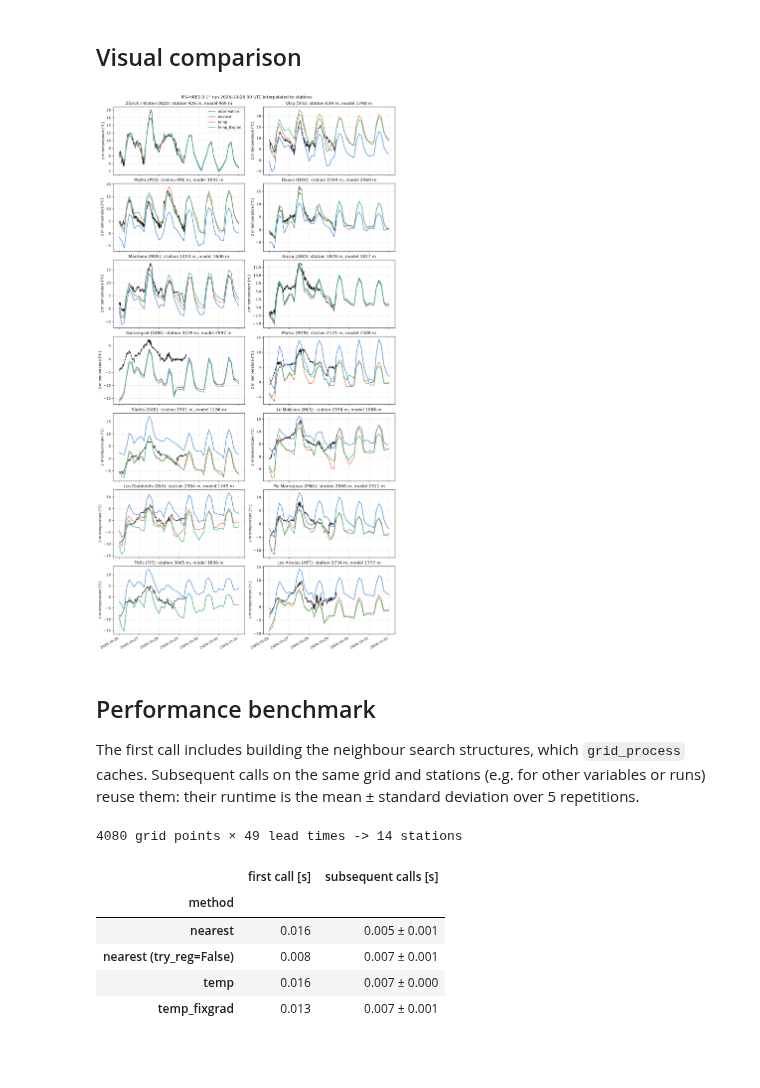
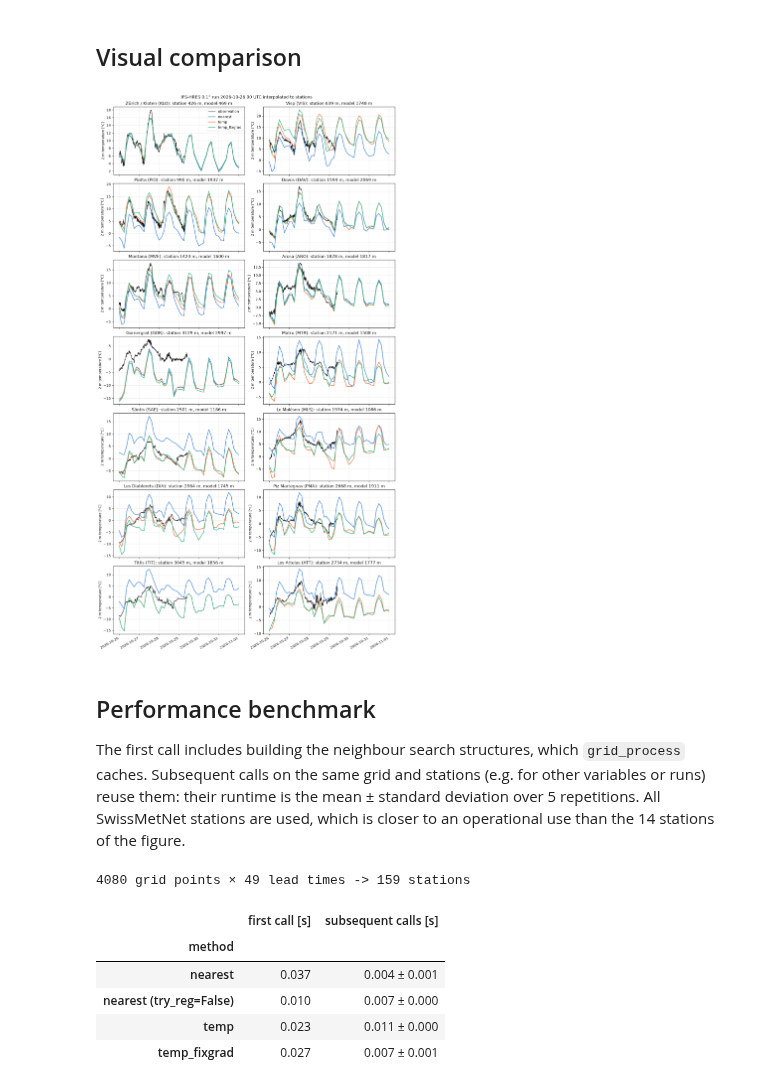
Before and after one commit to MeteoSwiss/grid-process, a Jupyter notebook: doc/examples/02_interp2poi_ifs_temperature.ipynb, the cells around one changed output. Saved outputs shown, nothing was run; the diff lists cells and outputs as text; code cells hidden in the pictures; blank space fills up the shorter version.

```diff
--- a/doc/examples/02_interp2poi_ifs_temperature.ipynb
+++ b/doc/examples/02_interp2poi_ifs_temperature.ipynb
@@ -150,12 +150,13 @@ Instead of renaming the metadata columns, the environment variables set in the s
 SMN_URL = "https://data.geo.admin.ch/ch.meteoschweiz.ogd-smn"
 
 meta = pd.read_csv(f"{SMN_URL}/ogd-smn_meta_stations.csv", sep=";", encoding="cp1252")
-pois = gpd.GeoDataFrame(
+# all SwissMetNet stations: the interpolation and the benchmark use them all, the plots the selected STATIONS
+pois_all = gpd.GeoDataFrame(
     meta[["station_abbr", "station_name", "station_height_masl"]],
     geometry=gpd.points_from_xy(meta["station_coordinates_lv95_east"], meta["station_coordinates_lv95_north"]),
     crs="EPSG:2056",
-)
-pois = pois.set_index("station_abbr", drop=False).loc[STATIONS]
+).set_index("station_abbr", drop=False)
+pois = pois_all.loc[STATIONS]
 
 
 def read_smn(station_abbr: str, granularity: str, periods: tuple[str, ...] = ("recent", "now")) -> pd.DataFrame:
@@ -217,7 +219,7 @@ results: dict[str, xr.Dataset] = {}
 first_call: dict[str, float] = {}
 for label, kwargs in runs.items():
     t0 = time.perf_counter()
-    results[label] = gri.interp2poi(ds, pois, **kwargs)
+    results[label] = gri.interp2poi(ds, pois_all, **kwargs)
     first_call[label] = time.perf_counter() - t0
 for label in METHODS:
     if f"{label} (try_reg=False)" in results:
@@ -266,43 +268,44 @@ fig.suptitle(f"IFS-HRES 0.1° run {RUN} interpolated to stations")
 fig.autofmt_xdate()
 plt.show()
 # %% [output]
-[figure, old version]
+[figure, new version]
 # %% [markdown]
 ## Performance benchmark
 
 The first call includes building the neighbour search structures, which `grid_process` caches.
 Subsequent calls on the same grid and stations (e.g. for other variables or runs) reuse them: their
-runtime is the mean ± standard deviation over 5 repetitions.
+runtime is the mean ± standard deviation over 5 repetitions. All SwissMetNet stations are used, which is
+closer to an operational use than the 14 stations of the figure.
 # %%
 def benchmark(
     func: Callable[..., xr.Dataset],
     data: xr.Dataset,
     target: gpd.GeoDataFrame | xr.Dataset,
     methods: dict[str, dict[str, Any]],
     first_call_times: dict[str, float],
     repeat: int = 5,
 ) -> pd.DataFrame:
     """Runtime of the first call and mean ± standard deviation of the subsequent calls of each method."""
     rows: dict[str, dict[str, Any]] = {}
     for method, kw in methods.items():
         times = np.array(timeit.repeat(partial(func, data, target, **kw), number=1, repeat=repeat))
         rows[method] = {
             "first call [s]": f"{first_call_times[method]:.3f}",
             "subsequent calls [s]": f"{times.mean():.3f} ± {times.std():.3f}",
         }
     return pd.DataFrame.from_dict(rows, orient="index").rename_axis("method")
 
 
-print(f"{ds.latitude.size * ds.longitude.size} grid points × {ds.time.size} lead times -> {len(pois)} stations")
-benchmark(gri.interp2poi, ds, pois, runs, first_call)
+print(f"{ds.latitude.size * ds.longitude.size} grid points × {ds.time.size} lead times -> {len(pois_all)} stations")
+benchmark(gri.interp2poi, ds, pois_all, runs, first_call)
 # %% [output]
-4080 grid points × 49 lead times -> 14 stations
+4080 grid points × 49 lead times -> 159 stations
 |  | first call [s] | subsequent calls [s] |
 | method |  |  |
-| nearest | 0.016 | 0.005 ± 0.001 |
-| nearest (try_reg=False) | 0.008 | 0.007 ± 0.001 |
-| temp | 0.016 | 0.007 ± 0.000 |
-| temp_fixgrad | 0.013 | 0.007 ± 0.001 |
+| nearest | 0.037 | 0.004 ± 0.001 |
+| nearest (try_reg=False) | 0.010 | 0.007 ± 0.000 |
+| temp | 0.023 | 0.011 ± 0.000 |
+| temp_fixgrad | 0.027 | 0.007 ± 0.001 |
 # %% [markdown]
 ## Takeaways
 
```
Also changed, not shown: parts of 3 cells of this notebook.
